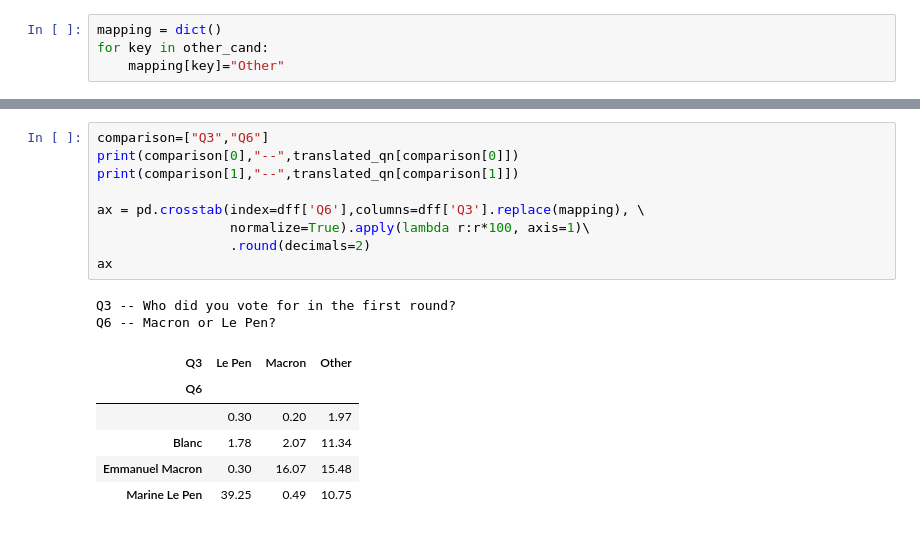
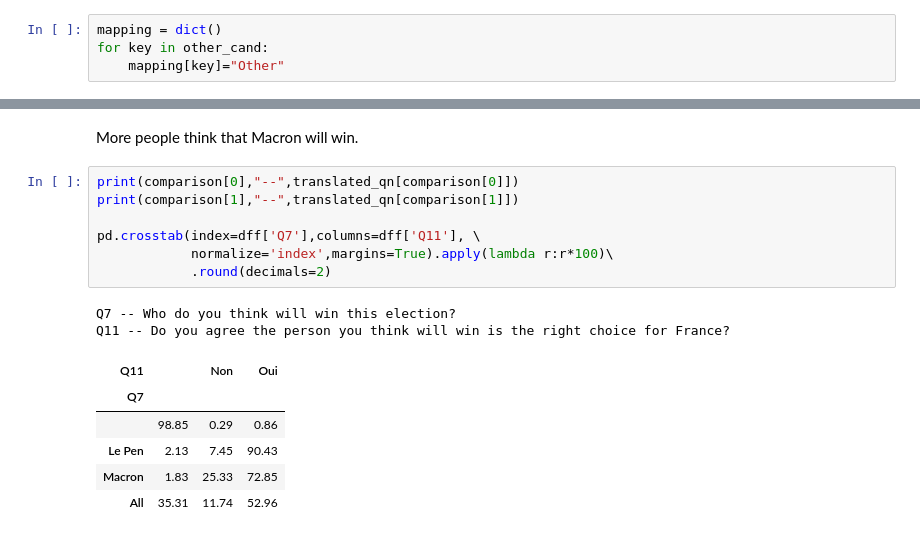
Before and after one commit to deszie/teas, a Jupyter notebook: nbs/Part I - Survey (French presidential elections) - EDA.ipynb, the cells around one changed output, grey strips where cells are left out. Cells and saved outputs as stored; diff of their text form.

```diff
--- a/nbs/Part I - Survey (French presidential elections) - EDA.ipynb
+++ b/nbs/Part I - Survey (French presidential elections) - EDA.ipynb
@@ -230,18 +361,18 @@ mapping
+# %% [markdown]
+More people think that Macron will win.
 # %%
-comparison=["Q3","Q6"]
 print(comparison[0],"--",translated_qn[comparison[0]])
 print(comparison[1],"--",translated_qn[comparison[1]])
 
-ax = pd.crosstab(index=dff['Q6'],columns=dff['Q3'].replace(mapping), \
-                 normalize=True).apply(lambda r:r*100, axis=1)\
-                 .round(decimals=2)
-ax
+pd.crosstab(index=dff['Q7'],columns=dff['Q11'], \
+            normalize='index',margins=True).apply(lambda r:r*100)\
+            .round(decimals=2)
 # %% [output]
-Q3 -- Who did you vote for in the first round?
-Q6 -- Macron or Le Pen?
+Q7 -- Who do you think will win this election?
+Q11 -- Do you agree the person you think will win is the right choice for France?
-| Q3 | Le Pen | Macron | Other |
-| Q6 |  |  |  |
-|  | 0.30 | 0.20 | 1.97 |
-| Blanc | 1.78 | 2.07 | 11.34 |
-| Emmanuel Macron | 0.30 | 16.07 | 15.48 |
-| Marine Le Pen | 39.25 | 0.49 | 10.75 |
+| Q11 |  | Non | Oui |
+| Q7 |  |  |  |
+|  | 98.85 | 0.29 | 0.86 |
+| Le Pen | 2.13 | 7.45 | 90.43 |
+| Macron | 1.83 | 25.33 | 72.85 |
+| All | 35.31 | 11.74 | 52.96 |
```
Also changed, not shown: parts of 22 cells of this notebook, 5 other files.
